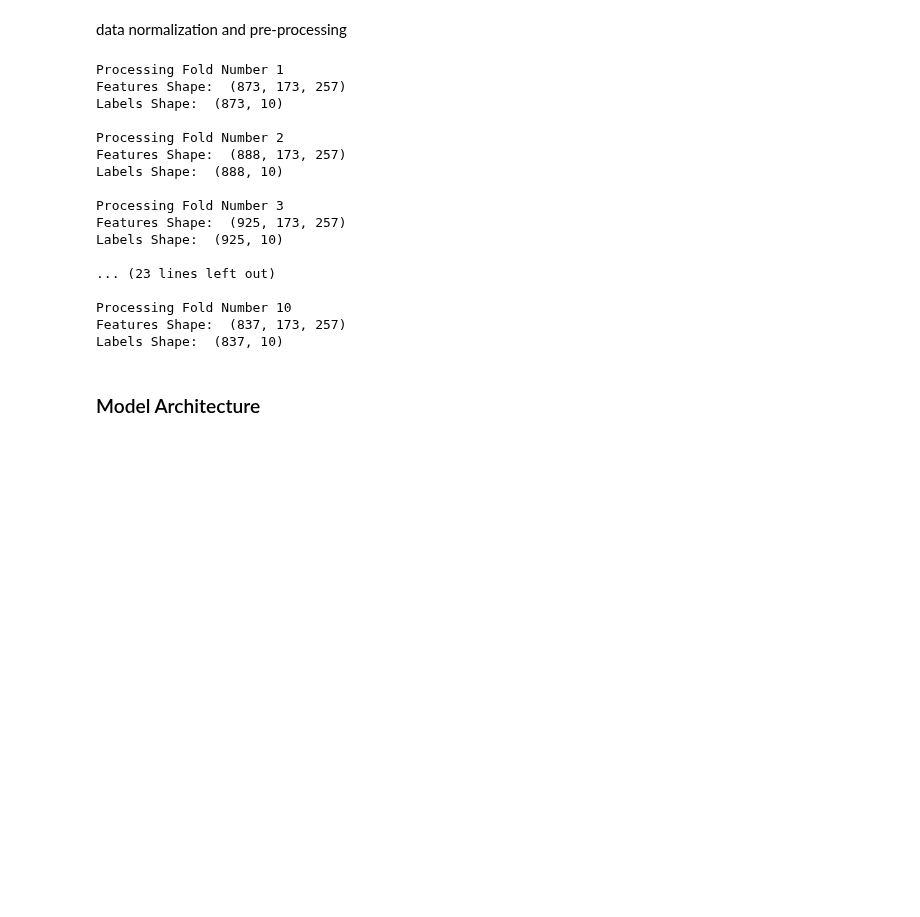
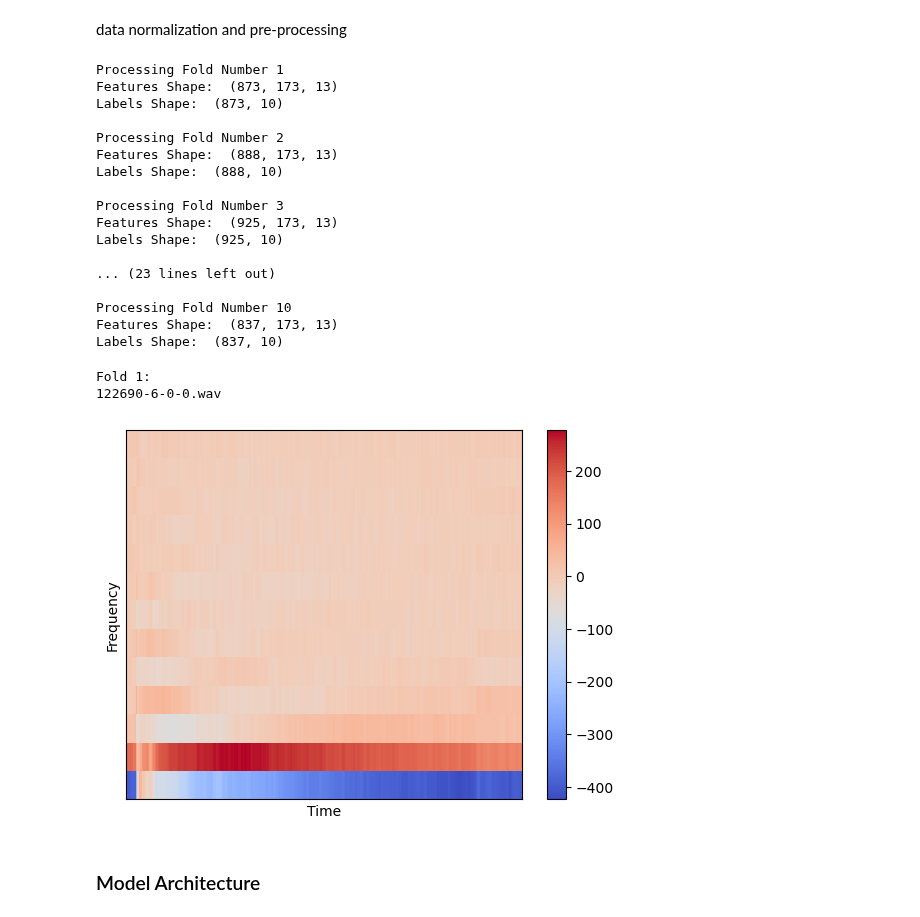
Before and after one commit to joaobaptista30/Sound_Classification, a Jupyter notebook: rnn-lstm.ipynb, the cells around one changed output. Drawn from its saved outputs; the diff is of its cells as text; code cells hidden in the pictures; blank space fills up the shorter version.

```diff
--- a/rnn-lstm.ipynb
+++ b/rnn-lstm.ipynb
@@ -126,40 +155,56 @@ for i, fold in enumerate(fold_paths):
     print(f"Processing Fold Number {i+1}")
     audio_data = padding(fold)
 
-    log_spectograms, labels = feature_extraction(df, audio_data)
-    log_spectograms_normalized = (log_spectograms - np.mean(log_spectograms)) / np.std(log_spectograms)
-    log_spectograms_normalized = log_spectograms_normalized.transpose(0,2,1)
+    mfcc, labels = feature_extraction(df, audio_data)
+    mfcc = mfcc.transpose(0,2,1)
 
     encoded_labels = np.zeros((len(labels), 10))
     encoded_labels[np.arange(len(labels)), labels] = 1
 
-    features[i] = log_spectograms_normalized
+    features[i] = mfcc
     label[i] = encoded_labels
     print("Features Shape: ",features[i].shape)
     print("Labels Shape: ",label[i].shape,"\n")
 
-    del log_spectograms
-    del log_spectograms_normalized
+    del mfcc
+    del labels
     del encoded_labels
     gc.collect() # libertar memoria
 # %% [output]
 Processing Fold Number 1
-Features Shape:  (873, 173, 257)
+Features Shape:  (873, 173, 13)
 Labels Shape:  (873, 10)
 
 Processing Fold Number 2
-Features Shape:  (888, 173, 257)
+Features Shape:  (888, 173, 13)
 Labels Shape:  (888, 10)
 
 Processing Fold Number 3
-Features Shape:  (925, 173, 257)
+Features Shape:  (925, 173, 13)
 Labels Shape:  (925, 10)
 
 ... (23 lines left out)
 
 Processing Fold Number 10
-Features Shape:  (837, 173, 257)
+Features Shape:  (837, 173, 13)
 Labels Shape:  (837, 10)
+# %%
+filename = df.slice_file_name[1000] # select random file
+fold = df.fold[1000]
+print(f"Fold {fold}:")
+print(filename)
+path = '../UrbanSound8K/audio/fold' + str(fold) + '/' + str(filename)
+audio, sr = librosa.load(path, sr = 44100)
+mfcc = librosa.feature.mfcc(y = audio, n_mfcc = 13, hop_length = 512)
+librosa.display.specshow(mfcc, sr = sr, hop_length = 512)
+plt.xlabel("Time")
+plt.ylabel("Frequency")
+plt.colorbar()
+plt.show()
+# %% [output]
+Fold 1:
+122690-6-0-0.wav
+[figure, added]
 # %% [markdown]
 ### Model Architecture
 # %% [markdown]
```
Also changed, not shown: parts of 12 cells of this notebook.
